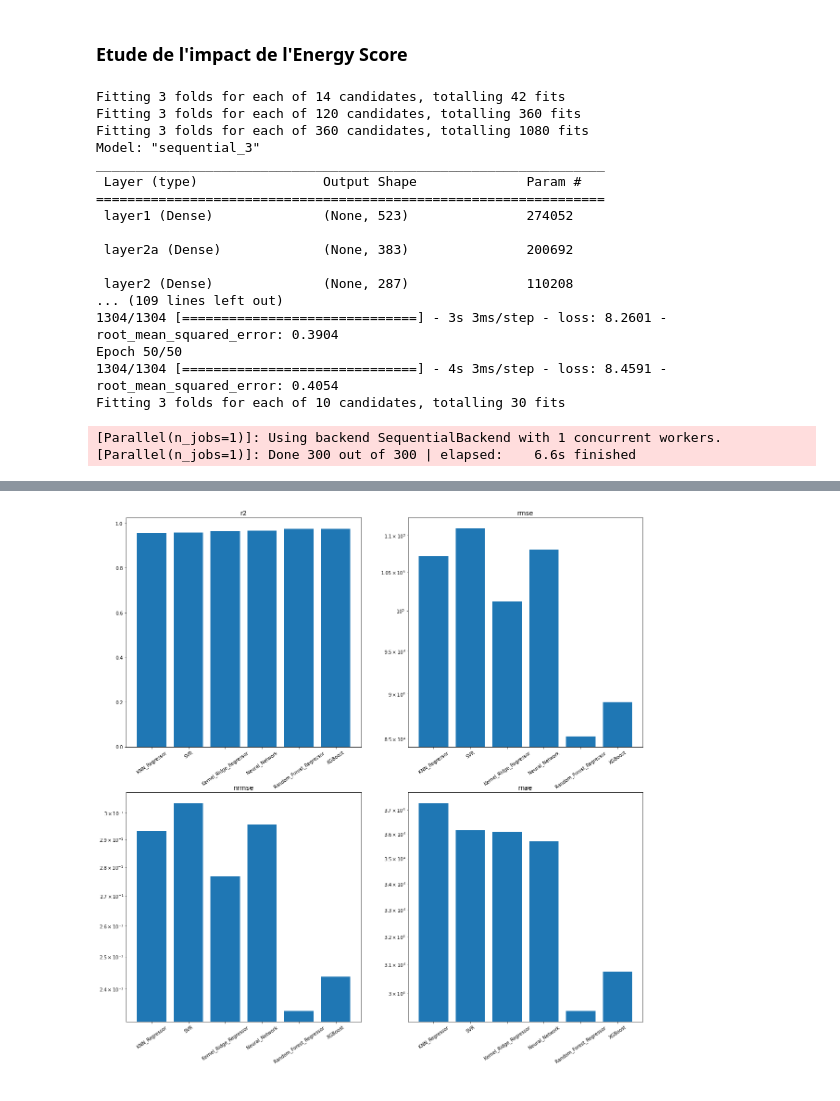
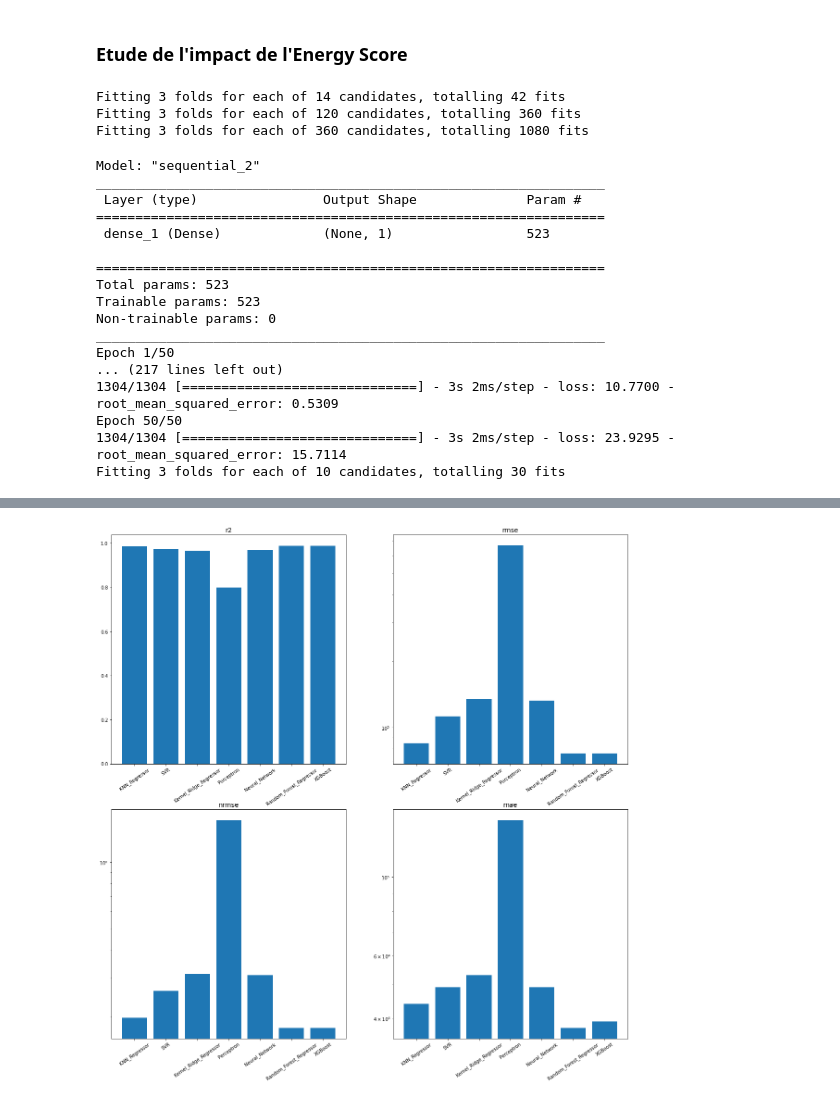
Before and after one commit to NicoJanko/Project_4_OPC, a Jupyter notebook: Projet_4_Energie.ipynb, the cells around one changed output, grey strips where cells are left out. Cells and saved outputs as stored; diff of their text form; code cells hidden in the pictures.

```diff
--- a/Projet_4_Energie.ipynb
+++ b/Projet_4_Energie.ipynb
@@ -694,6 +792,17 @@ balpha = kernel_ridge_cv.best_params_['alpha']
 model = kernel_ridge.KernelRidge(alpha = balpha, kernel = bkernel, degree = bdegree, gamma = bgamma)
 model_krr2 = model.fit(xtrain, ytrain)
 
+#test with a single perceptron
+model1_2 = keras.Sequential()
+model1_2.add(keras.Input(shape = xtrain.shape[1]))
+model1_2.add(layers.Dense(1,input_dim = 2, activation = 'linear'))
+
+model1_2.compile(metrics = [tf.keras.metrics.RootMeanSquaredError()], loss = 'mean_absolute_percentage_error', optimizer = 'adam')
+
+model1_2.summary()
+
+history1 = model1_2.fit(xtrain, ytrain, epochs = 50, batch_size = 1, verbose = 1)
+
 # neural network
 
 model3_2 = keras.Sequential(
@@ -734,56 +843,24 @@ xgb_grid = GridSearchCV(GradientBoostingRegressor(), n_grid, cv =3, scoring = sc
 xgb_grid.fit(xtrain, ytrain)
 
 model_xgb2 = GradientBoostingRegressor(n_estimators=xgb_grid.best_params_['n_estimators']).fit(xtrain, ytrain)
-
-#plot the metrics
-
-metrics_all = {}
-
-models = [model_kn2,model_svr2,model_krr2,model3_2,model_rfr2,model_xgb2]
-r2l=[]
-rmsel=[]
-nrmsel=[]
-mael=[]
-
-for i in models:
-    r2l.append(r2(i.predict(xtest),ytest))
-    rmsel.append(rmse(i.predict(xtest), ytest))
-    nrmsel.append(nrmse(i.predict(xtest), ytest))
-    mael.append(mae(i.predict(xtest), ytest))
-
-metrics_all['r2'] = r2l
-metrics_all['rmse'] = rmsel
-metrics_all['nrmse'] = nrmsel
-metrics_all['mae'] = mael
-
-model_names = ['KNN_Regressor', 'SVR', 'Kernel_Ridge_Regressor','Neural_Network', 'Random_Forest_Regressor', 'XGBoost']
-df_metrics = pd.DataFrame(metrics_all, index = model_names)
-
-fig = plt.figure(figsize=(20, 20))
-for i in range(df_metrics.shape[1]):
-    ax = fig.add_subplot(2,2, (i+1))
-    b = ax.bar(x=df_metrics.index,height = df_metrics.iloc[:, i])
-    ax.set_title(df_metrics.columns[i], fontsize=14)
-    ax.tick_params(axis='x', labelrotation = 35)
-    if i != 0:
-        ax.set_yscale('log')
 # %% [output]
 Fitting 3 folds for each of 14 candidates, totalling 42 fits
 Fitting 3 folds for each of 120 candidates, totalling 360 fits
 Fitting 3 folds for each of 360 candidates, totalling 1080 fits
-Model: "sequential_3"
-_________________________________________________________________
- Layer (type)                Output Shape              Param #
-=================================================================
- layer1 (Dense)              (None, 523)               274052
-
- layer2a (Dense)             (None, 383)               200692
-
- layer2 (Dense)              (None, 287)               110208
-... (109 lines left out)
-1304/1304 [==============================] - 3s 3ms/step - loss: 8.2601 - root_mean_squared_error: 0.3904
-Epoch 50/50
-1304/1304 [==============================] - 4s 3ms/step - loss: 8.4591 - root_mean_squared_error: 0.4054
-Fitting 3 folds for each of 10 candidates, totalling 30 fits
-[Parallel(n_jobs=1)]: Using backend SequentialBackend with 1 concurrent workers.
-[Parallel(n_jobs=1)]: Done 300 out of 300 | elapsed:    6.6s finished
+Model: "sequential_2"
+_________________________________________________________________
+ Layer (type)                Output Shape              Param #
+=================================================================
+ dense_1 (Dense)             (None, 1)                 523
+
+=================================================================
+Total params: 523
+Trainable params: 523
+Non-trainable params: 0
+_________________________________________________________________
+Epoch 1/50
+... (217 lines left out)
+1304/1304 [==============================] - 3s 2ms/step - loss: 10.7700 - root_mean_squared_error: 0.5309
+Epoch 50/50
+1304/1304 [==============================] - 3s 2ms/step - loss: 23.9295 - root_mean_squared_error: 15.7114
+Fitting 3 folds for each of 10 candidates, totalling 30 fits
@@ -803 +886 @@ Fitting 3 folds for each of 10 candidates, totalling 30 fits
-[figure, old version]
+[figure, new version]
```
Also changed, not shown: parts of 29 cells of this notebook, 41 other files.
